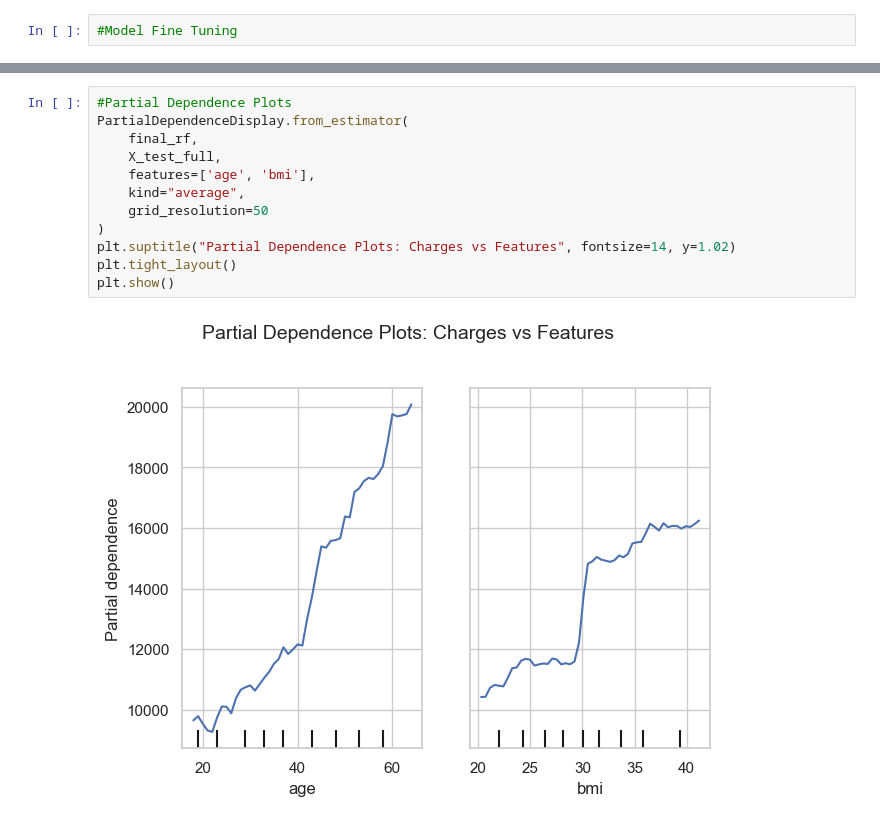
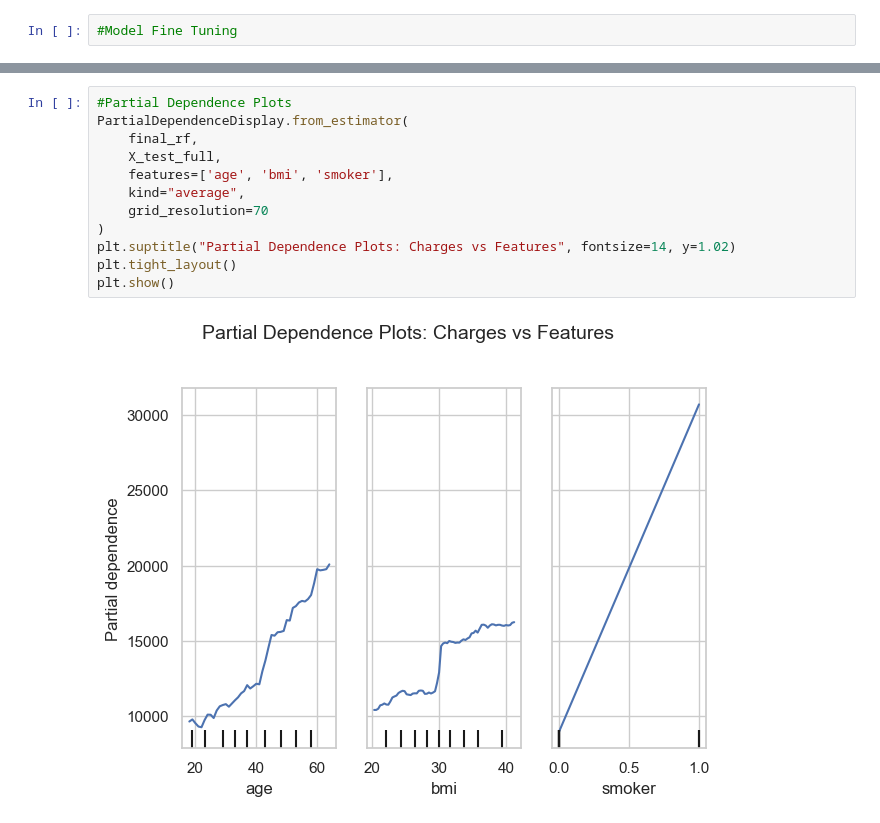
Before and after one commit to RajsiCapco/ads, a Jupyter notebook: Regression2.ipynb, the cells around one changed output, grey strips where cells are left out. Drawn from its saved outputs; the diff is of its cells as text.

```diff
--- a/Regression2.ipynb
+++ b/Regression2.ipynb
@@ -411,17 +457,17 @@ MAE: 2719.609205747044
 # %%
 #Partial Dependence Plots
 PartialDependenceDisplay.from_estimator(
     final_rf,
     X_test_full,
-    features=['age', 'bmi'],
+    features=['age', 'bmi', 'smoker'],
     kind="average",
-    grid_resolution=50
+    grid_resolution=70
 )
 plt.suptitle("Partial Dependence Plots: Charges vs Features", fontsize=14, y=1.02)
 plt.tight_layout()
 plt.show()
 # %% [output]
-[figure, old version]
+[figure, new version]
 # %%
 # SHAP EXPLAINABILITY
 
```
Also changed, not shown: parts of 5 cells of this notebook, 1 other file.
